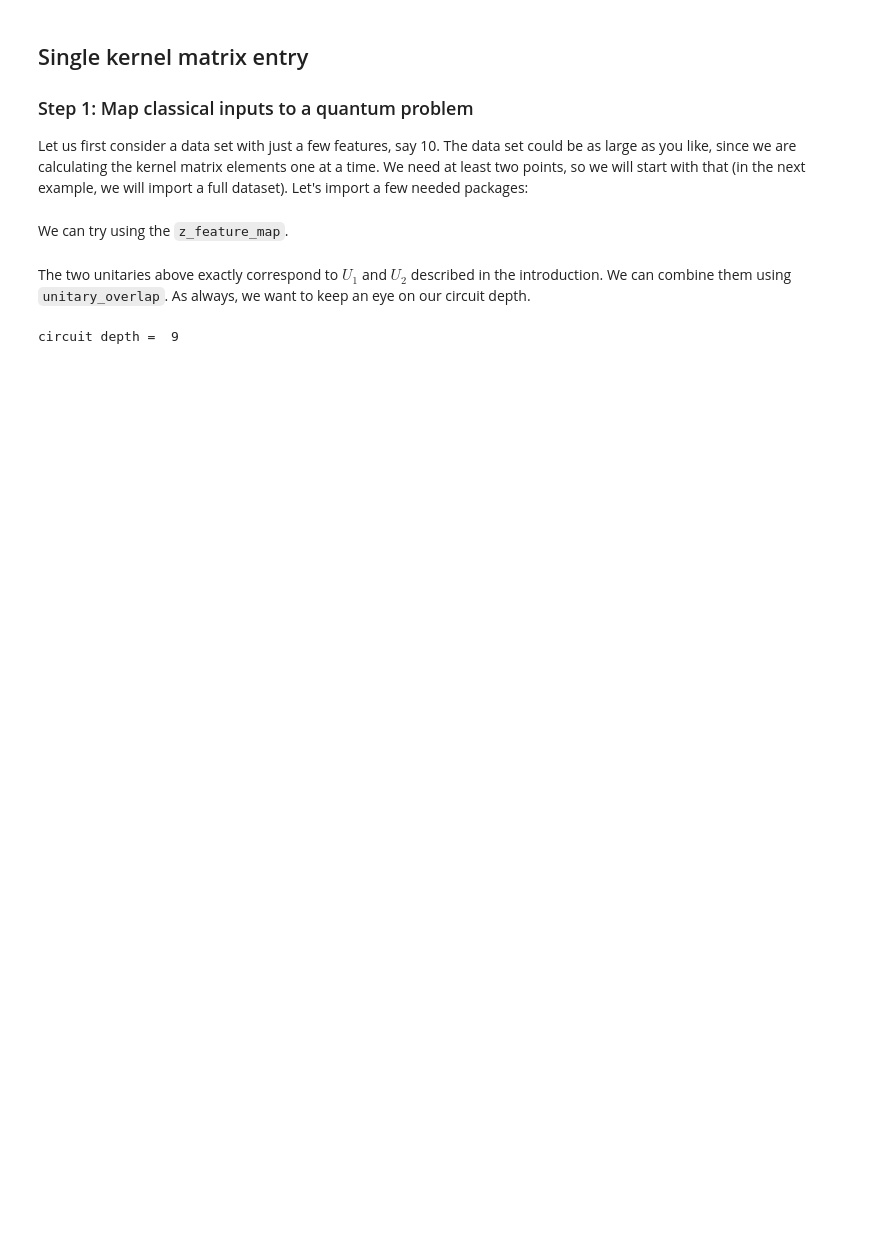
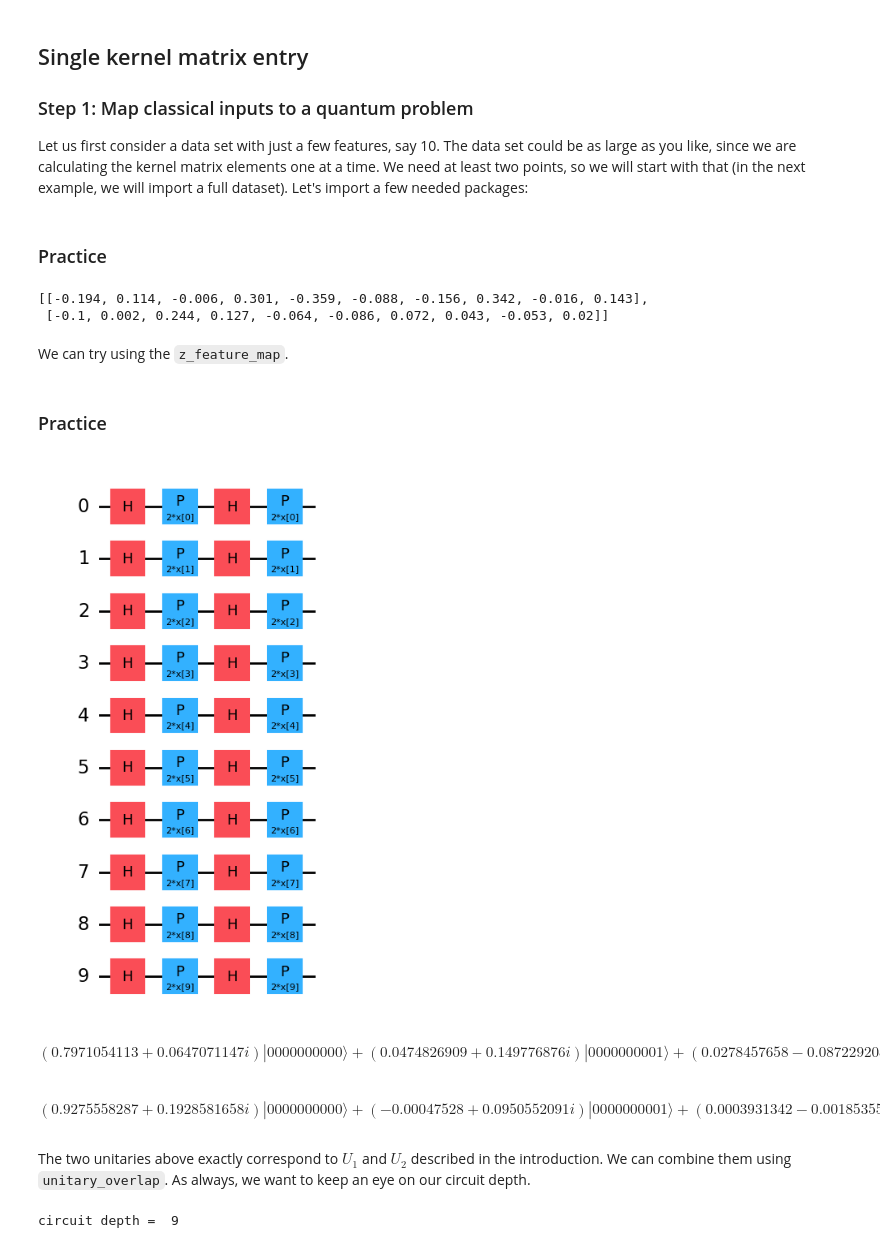
Before and after one commit to Virendra513/QML1, a Jupyter notebook: QML/4_quantum-kernel-methods.ipynb, the cells around one changed output. Saved outputs shown, nothing was run; the diff lists cells and outputs as text; code cells hidden in the pictures; blank space fills up the shorter version.

```diff
--- a/QML/4_quantum-kernel-methods.ipynb
+++ b/QML/4_quantum-kernel-methods.ipynb
@@ -98,6 +98,25 @@ small_data = [
 
 # Data points with labels removed, for inner product
 train_data = [small_data[0][:-1], small_data[1][:-1]]
+# %% [markdown]
+### Practice
+# %%
+import pandas as pd
+import numpy as np
+import matplotlib.pyplot as plt
+
+# Two mock data points, including category labels, as in training
+small_data = [
+    [-0.194, 0.114, -0.006, 0.301, -0.359, -0.088, -0.156, 0.342, -0.016, 0.143, 1],
+    [-0.1, 0.002, 0.244, 0.127, -0.064, -0.086, 0.072, 0.043, -0.053, 0.02, -1],
+]
+
+# Data points with labels removed, for inner product
+train_data = [small_data[0][:-1], small_data[1][:-1]]
+train_data
+# %% [output]
+[[-0.194, 0.114, -0.006, 0.301, -0.359, -0.088, -0.156, 0.342, -0.016, 0.143],
+ [-0.1, 0.002, 0.244, 0.127, -0.064, -0.086, 0.072, 0.043, -0.053, 0.02]]
 # %% [markdown]
 We can try using the `z_feature_map`.
 # %%
@@ -111,6 +130,29 @@ fm = z_feature_map(feature_dimension=np.shape(train_data)[1])
 
 unitary1 = fm.assign_parameters(train_data[0])
 unitary2 = fm.assign_parameters(train_data[1])
+# %% [markdown]
+### Practice
+# %%
+from qiskit.circuit.library import z_feature_map
+from qiskit.quantum_info import Statevector
+
+fm = z_feature_map(feature_dimension=np.shape(train_data)[1])
+
+display(fm.draw("mpl", scale=1))
+
+unitary1 = fm.assign_parameters(train_data[0])
+
+State_qc0_1=Statevector.from_instruction(unitary1)
+display(State_qc0_1 .draw("latex"))
+
+unitary2 = fm.assign_parameters(train_data[1])
+
+State_qc0_2=Statevector.from_instruction(unitary2)
+display(State_qc0_2 .draw("latex"))
+# %% [output]
+[figure, added]
+$$(0.7971054113 + 0.0647071147 i) |0000000000\rangle+(0.0474826909 + 0.149776876 i) |0000000001\rangle+(0.0278457658 - 0.0872292087 i) |0000000010\rangle+(0.0179339433 - 0.0014197363 i) |0000000011\rangle+(-0.0003308285 + 0.0047870044 i) |0000000100\rangle+(-0.0008951886 + 0.0002956629 i) |0000000101\rangle + \ldots +(-6.0 \cdot 10^{-9} + 2.31 \cdot 10^{-8} i) |1111111011\rangle+(-5.9 \cdot 10^{-9} - 2.5 \cdot 10^{-9} i) |1111111100\rangle- 1.2 \cdot 10^{-9} i |1111111101\rangle+(-4.0 \cdot 10^{-10} + 6.0 \cdot 10^{-10} i) |1111111110\rangle-1.0 \cdot 10^{-10} |1111111111\rangle$$
+$$(0.9275558287 + 0.1928581658 i) |0000000000\rangle+(-0.00047528 + 0.0950552091 i) |0000000001\rangle+(0.0003931342 - 0.0018535564 i) |0000000010\rangle+(0.0001901053 + 1.711 \cdot 10^{-6} i) |0000000011\rangle+(0.1506808999 - 0.1814575135 i) |0000000100\rangle+(0.0208471487 + 0.0112000856 i) |0000000101\rangle + \ldots +(2.3 \cdot 10^{-9} - 3.6 \cdot 10^{-9} i) |1111110100\rangle+(4.0 \cdot 10^{-10} + 2.0 \cdot 10^{-10} i) |1111110101\rangle+(7.0 \cdot 10^{-10} - 2.1 \cdot 10^{-9} i) |1111111000\rangle+2.0 \cdot 10^{-10} |1111111001\rangle+(-4.0 \cdot 10^{-10} - 4.0 \cdot 10^{-10} i) |1111111100\rangle$$
 # %% [markdown]
 The two unitaries above exactly correspond to $U_1$ and $U_2$ described in the introduction. We can combine them using `unitary_overlap`. As always, we want to keep an eye on our circuit depth.
 # %%
```
Also changed, not shown: parts of 14 cells of this notebook.
